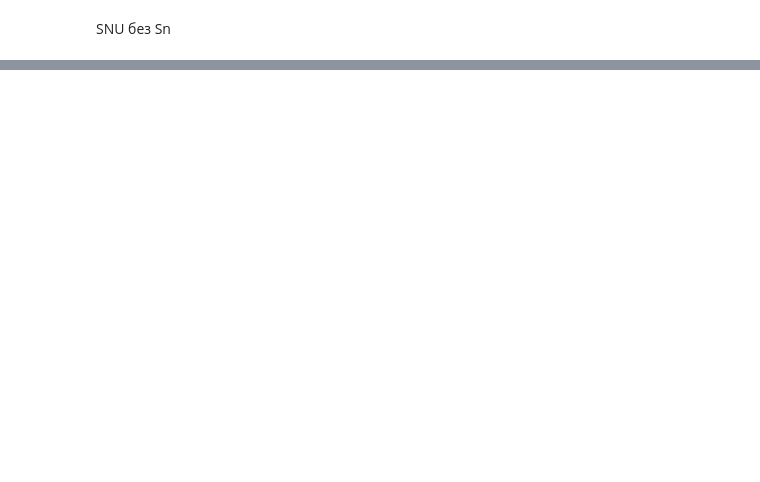
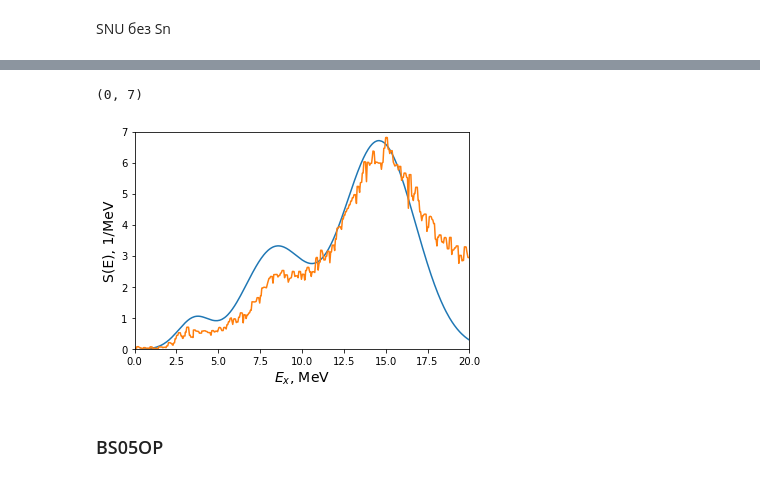
Before and after one commit to Almaz93/neutrino, a Jupyter notebook: double_beta_decay/Almaz's work/calculation/Check_influence_of_resonances_Xe127.ipynb, the cells around one changed output, grey strips where cells are left out. Drawn from its saved outputs; the diff is of its cells as text; code cells hidden in the pictures; blank space fills up the shorter version.

```diff
--- a/double_beta_decay/Almaz's work/calculation/Check_influence_of_resonances_Xe127.ipynb
+++ b/double_beta_decay/Almaz's work/calculation/Check_influence_of_resonances_Xe127.ipynb
@@ -331,0 +388,16 @@ rate_total   49.773405726857405
+# %%
+y_bgt = bgt['y'].values / trapz(bgt['y'].values, bgt['x'].values) \
+* total_GT
+y_bgt_border = border_func(bgt['x'].values, y_bgt, S_n)
+
+
+plt.plot(best_fit['Ex, MeV'].values, y)
+plt.plot(bgt['x'].values, y_bgt, )
+plt.xlabel('$E_{x}$, MeV', fontsize=14)
+plt.ylabel('S(E), 1/MeV', fontsize=14)
+plt.xlim(0,20)
+plt.ylim(0,7)
+#plt.savefig('S_E_func_76Ge.png', format='png', dpi=400)
+# %% [output]
+(0, 7)
+[figure, added]
@@ -331,0 +414,2 @@ rate_total   49.773405726857405
+# %% [markdown]
+### BS05OP
```
Also changed, not shown: parts of 20 cells of this notebook, 7 other files.
